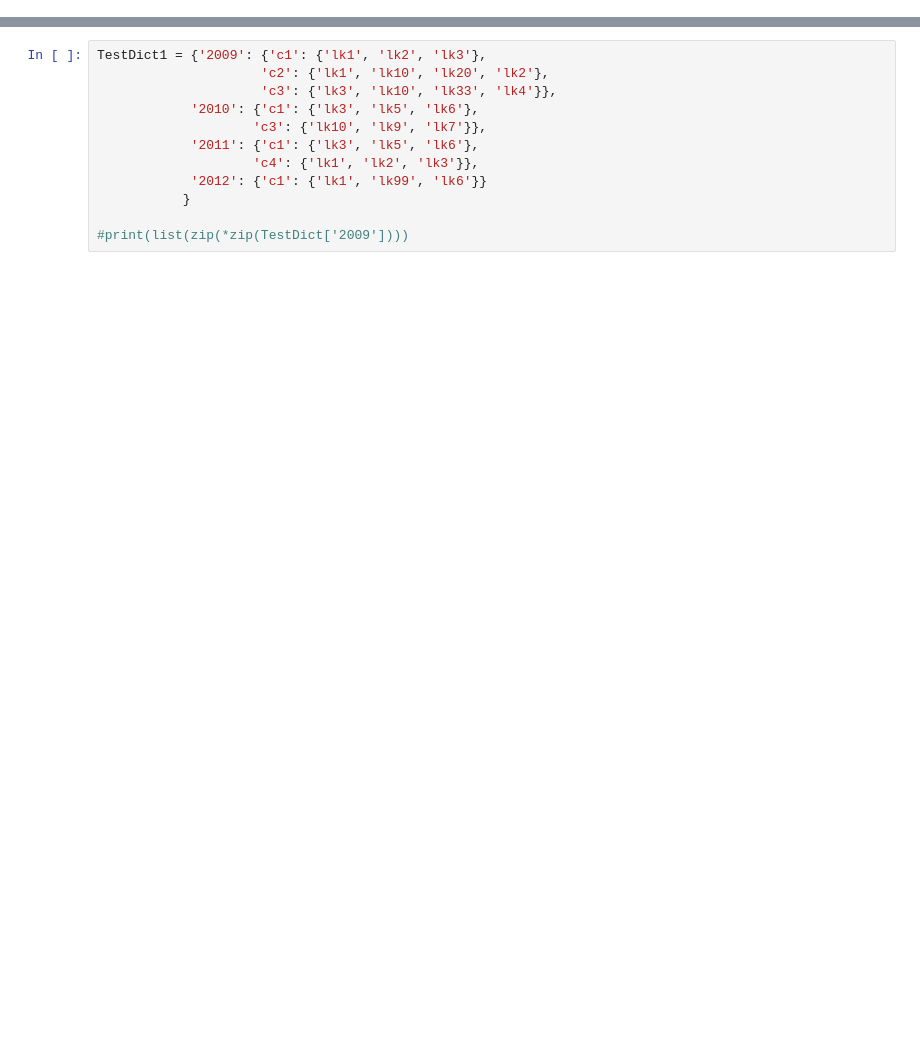
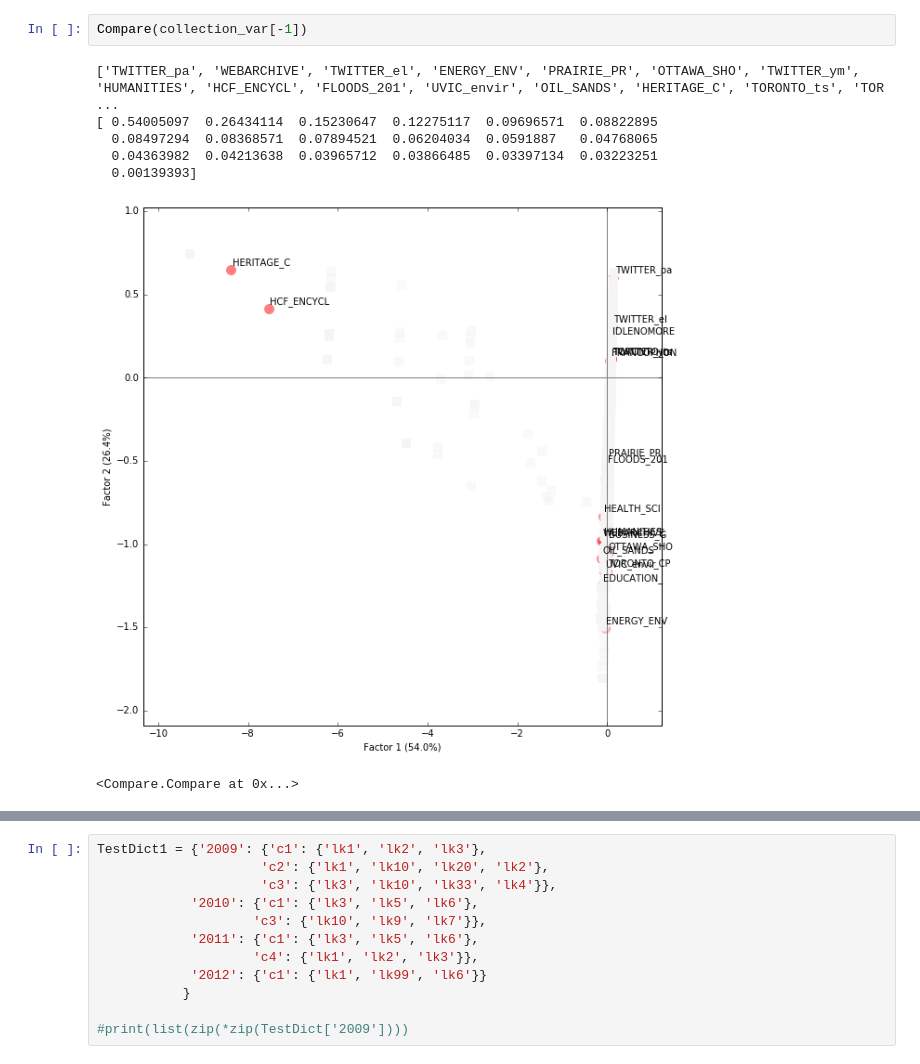
Before and after one commit to web-archive-group/WALK, a Jupyter notebook: Scripts/compare_collection/UA_Compare.ipynb, the cells around one changed output, grey strips where cells are left out. Drawn from its saved outputs; the diff is of its cells as text; blank space fills up the shorter version.

```diff
--- a/Scripts/compare_collection/UA_Compare.ipynb
+++ b/Scripts/compare_collection/UA_Compare.ipynb
@@ -92,0 +169,10 @@ NameError: name 'TestDict' is not defined
+# %%
+Compare(collection_var[-1])
+# %% [output]
+['TWITTER_pa', 'WEBARCHIVE', 'TWITTER_el', 'ENERGY_ENV', 'PRAIRIE_PR', 'OTTAWA_SHO', 'TWITTER_ym', 'HUMANITIES', 'HCF_ENCYCL', 'FLOODS_201', 'UVIC_envir', 'OIL_SANDS', 'HERITAGE_C', 'TORONTO_ts', 'TOR ...
+[ 0.54005097  0.26434114  0.15230647  0.12275117  0.09696571  0.08822895
+  0.08497294  0.08368571  0.07894521  0.06204034  0.0591887   0.04768065
+  0.04363982  0.04213638  0.03965712  0.03866485  0.03397134  0.03223251
+  0.00139393]
+[figure, added]
+<Compare.Compare at 0x...>
```
Also changed, not shown: parts of 29 cells of this notebook, 13 other files.
